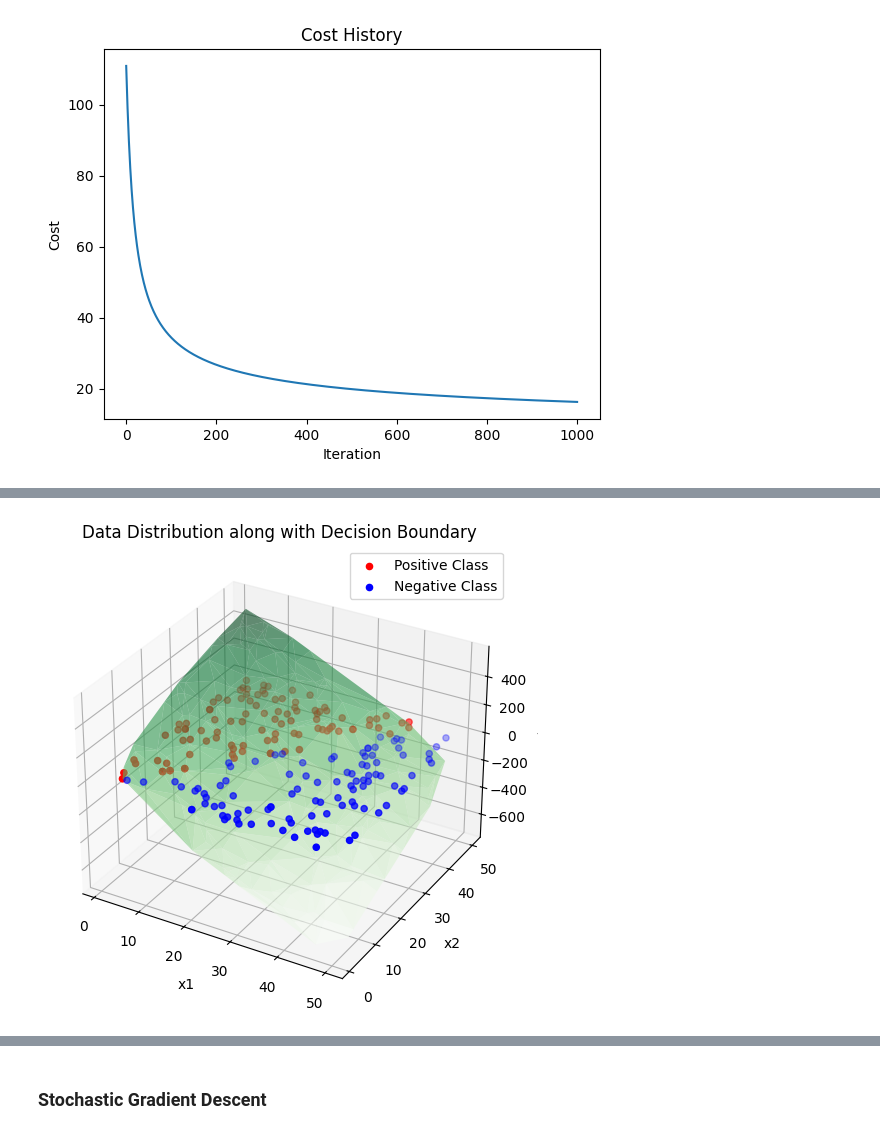
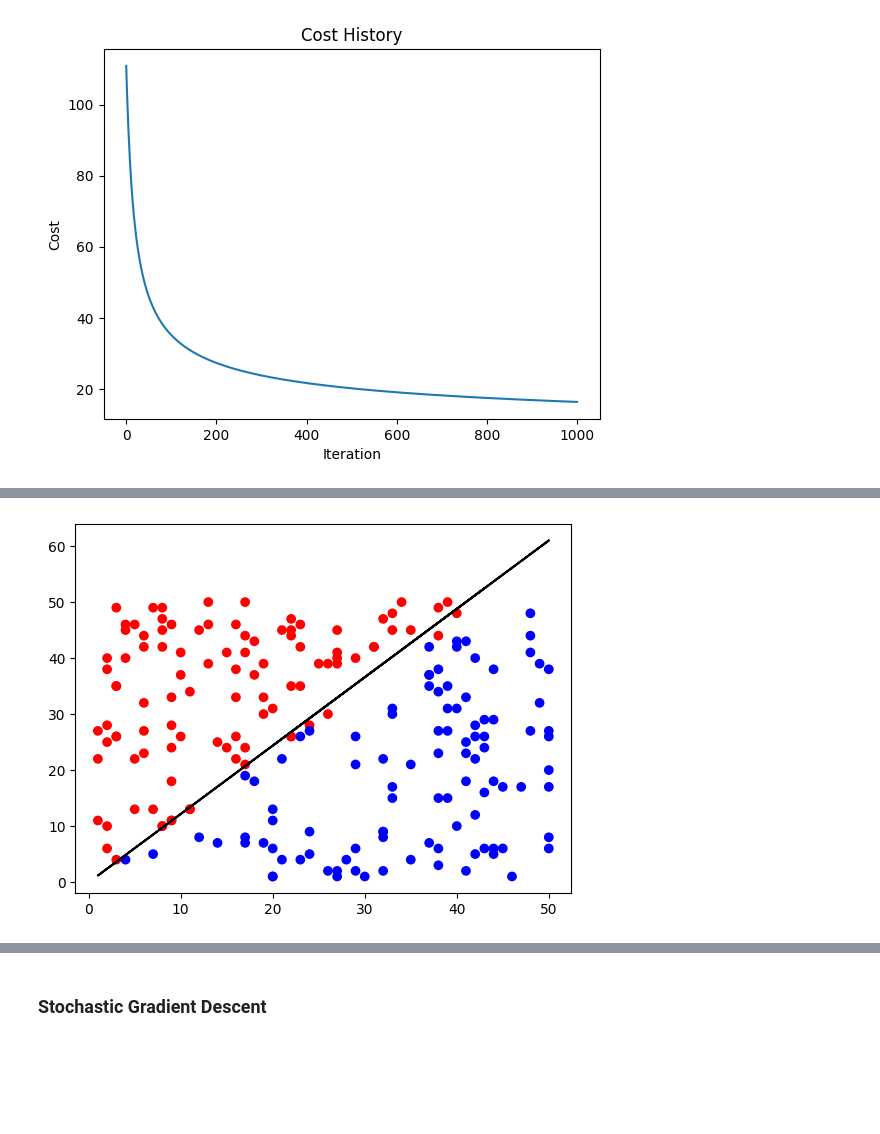
Before and after one commit to AbinashChetia/log_reg_ac, a Jupyter notebook: eg_logReg.ipynb, the cells around one changed output, grey strips where cells are left out. Saved outputs shown, nothing was run; the diff lists cells and outputs as text; code cells hidden in the pictures; blank space fills up the shorter version.

```diff
--- a/eg_logReg.ipynb
+++ b/eg_logReg.ipynb
@@ -102,29 +94,15 @@ fig.savefig('plots/gd_confusion_matrix.png')
-# %%
-fig = plt.figure(figsize=(10, 6))
-ax = plt.axes(projection='3d')
-ax.scatter3D(
-    [data_x.iloc[i, 0] for i in range(len(data_x)) if data_y.iloc[i] == 1],
-    [data_x.iloc[i, 1] for i in range(len(data_x)) if data_y.iloc[i] == 1],
-    [i for i in data_y if i == 1], marker='o', c='red', label='Positive Class')
-ax.scatter3D(
-    [data_x.iloc[i, 0] for i in range(len(data_x)) if data_y.iloc[i] != 1],
-    [data_x.iloc[i, 1] for i in range(len(data_x)) if data_y.iloc[i] != 1],
-    [i for i in data_y if i != 1], marker='o', c='blue', label='Negative Class')
-
-plot_x = np.c_[np.ones((data_x.shape[0], 1)), data_x]
-plot_pred = np.dot(plot_x, gd_trained_weights).flatten()
-ax.plot_trisurf(data_x[0], data_x[1], plot_pred,
-                alpha=0.6,
-                cmap='Greens')
-ax.set_xlabel('x1')
-ax.set_ylabel('x2')
-ax.set_zlabel('y')
-plt.legend()
-plt.title('Data Distribution along with Decision Boundary')
-plt.show()
-fig.savefig('plots/gd_data_dist_db.png')
-# %% [output]
-[figure, removed]
+# %%
+gd_vals = np.dot(np.c_[np.ones((data_x.shape[0], 1)), data_x], gd_trained_weights).flatten()
+gd_plot_y = []
+for i in range(len(gd_vals)):
+    gd_plot_y.append(-(gd_trained_weights[0] + (gd_trained_weights[1] * data_x.iloc[i, 0])) / gd_trained_weights[2])
+fig = plt.figure()
+plt.plot(data_x.iloc[:, 0], gd_plot_y, c='black')
+plt.scatter(data_x.iloc[:, 0], data_x.iloc[:, 1], c=data_y.map({0: 'blue', 1: 'red'}), marker='o')
+plt.show()
+fig.savefig('plots/gd_data_dist_db.png')
+# %% [output]
+[figure, added]
 # %%
 gd_pred_prob = logReg1.predict(data_x, prob=True)
 thresh = np.arange(0, 1, 0.001)
```
Also changed, not shown: parts of 12 cells of this notebook, 7 other files.
